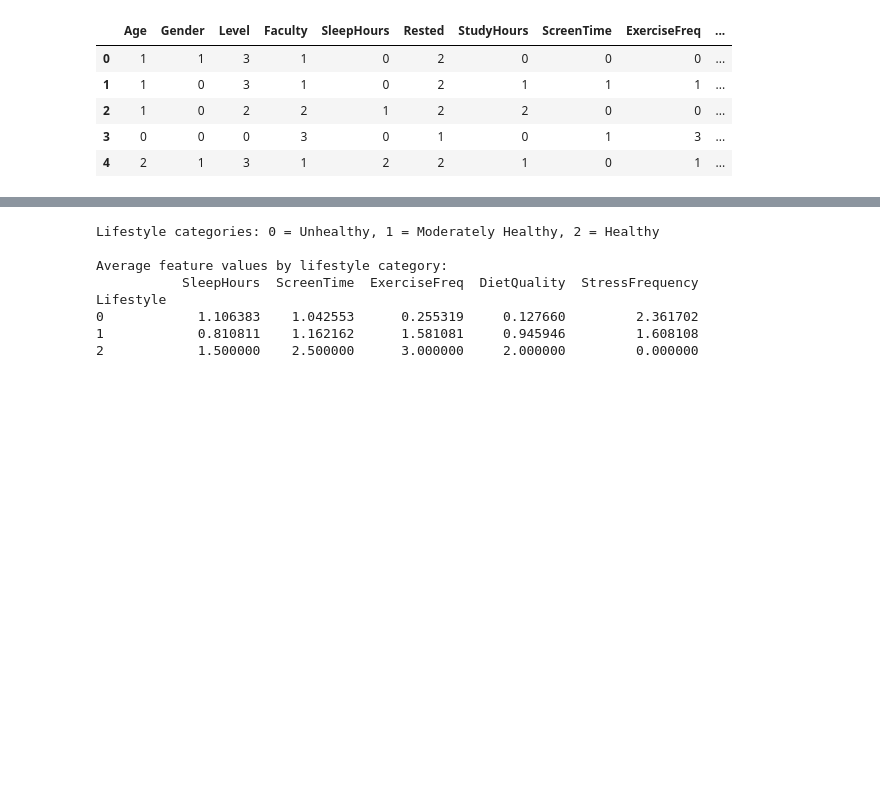
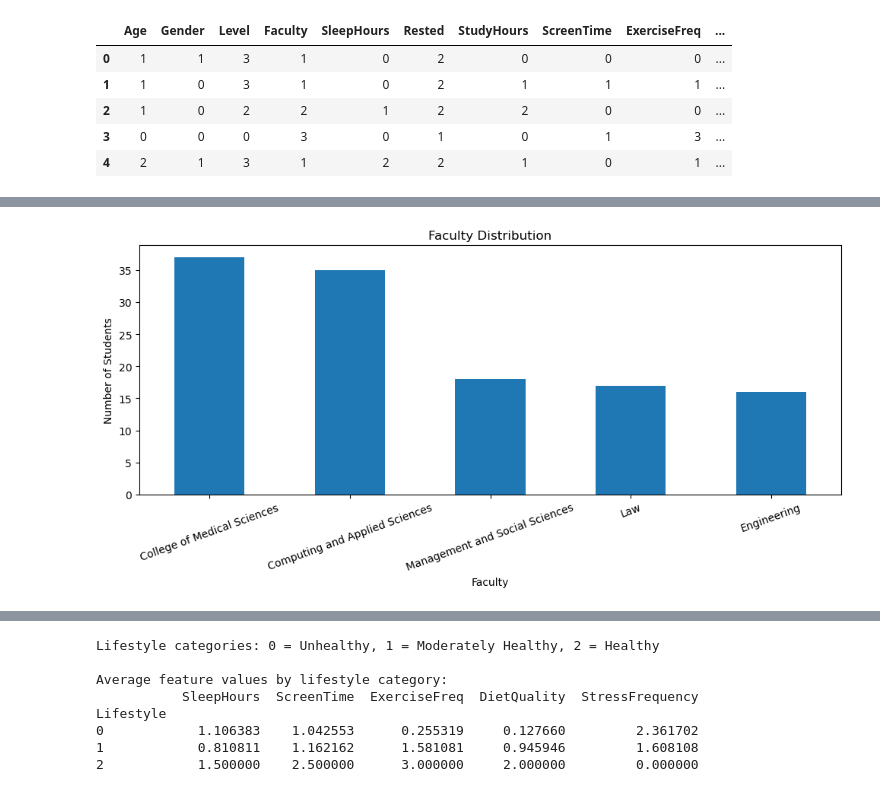
Before and after one commit to Astricwill/my-final-year-project, a Jupyter notebook: preprocessing.ipynb, the cells around one changed output, grey strips where cells are left out. Cells and saved outputs as stored; diff of their text form; code cells hidden in the pictures; blank space fills up the shorter version.

```diff
--- a/preprocessing.ipynb
+++ b/preprocessing.ipynb
@@ -122,0 +126,22 @@ Below are simple comparisons of key features by lifestyle class. First we comput
+# %%
+# Faculty distribution Graph
+faculty_map = {
+    0: "College of Medical Sciences",
+    1: "Computing and Applied Sciences",
+    2: "Engineering",
+    3: "Law",
+    4: "Management and Social Sciences"
+}
+
+faculty_counts = data['Faculty'].map(faculty_map).value_counts()
+
+plt.figure(figsize=(10,5))
+faculty_counts.plot(kind='bar')
+plt.title('Faculty Distribution')
+plt.xlabel('Faculty')
+plt.ylabel('Number of Students')
+plt.xticks(rotation=20)
+plt.tight_layout()
+plt.show()
+# %% [output]
+[figure, added]
```
Also changed, not shown: parts of 13 cells of this notebook.
